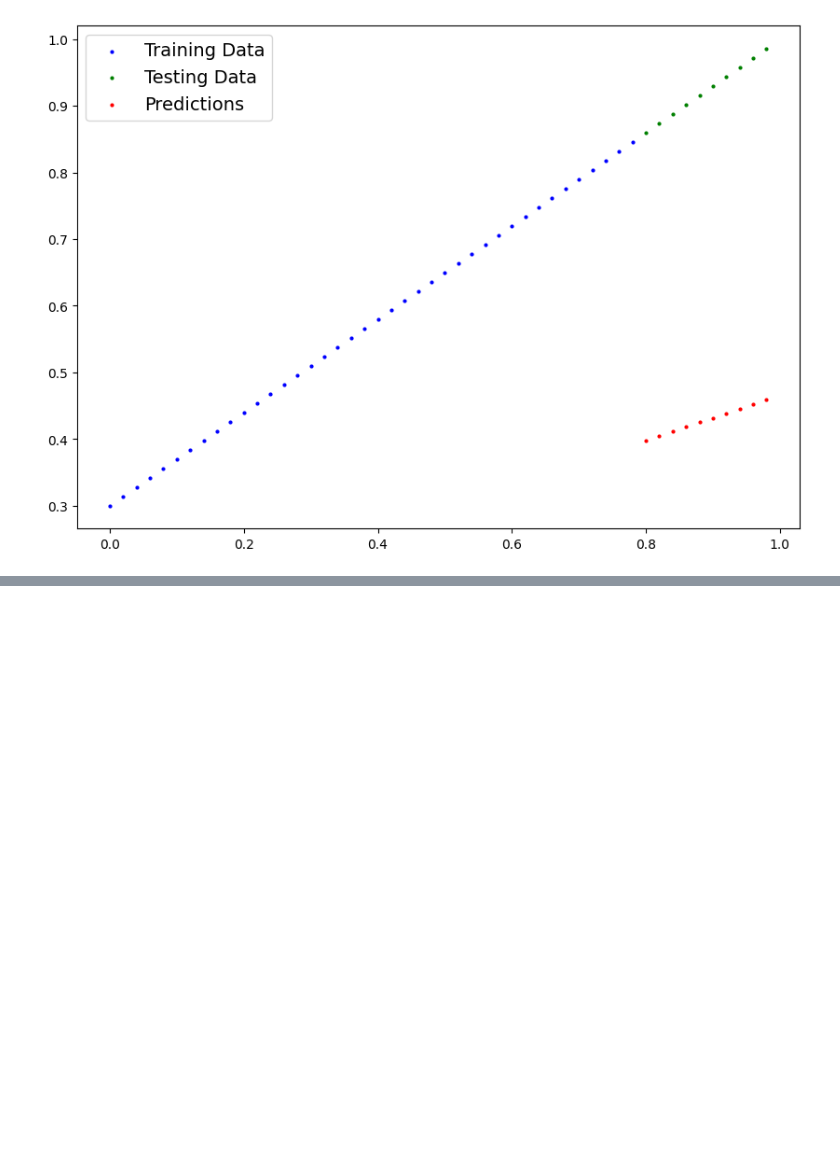
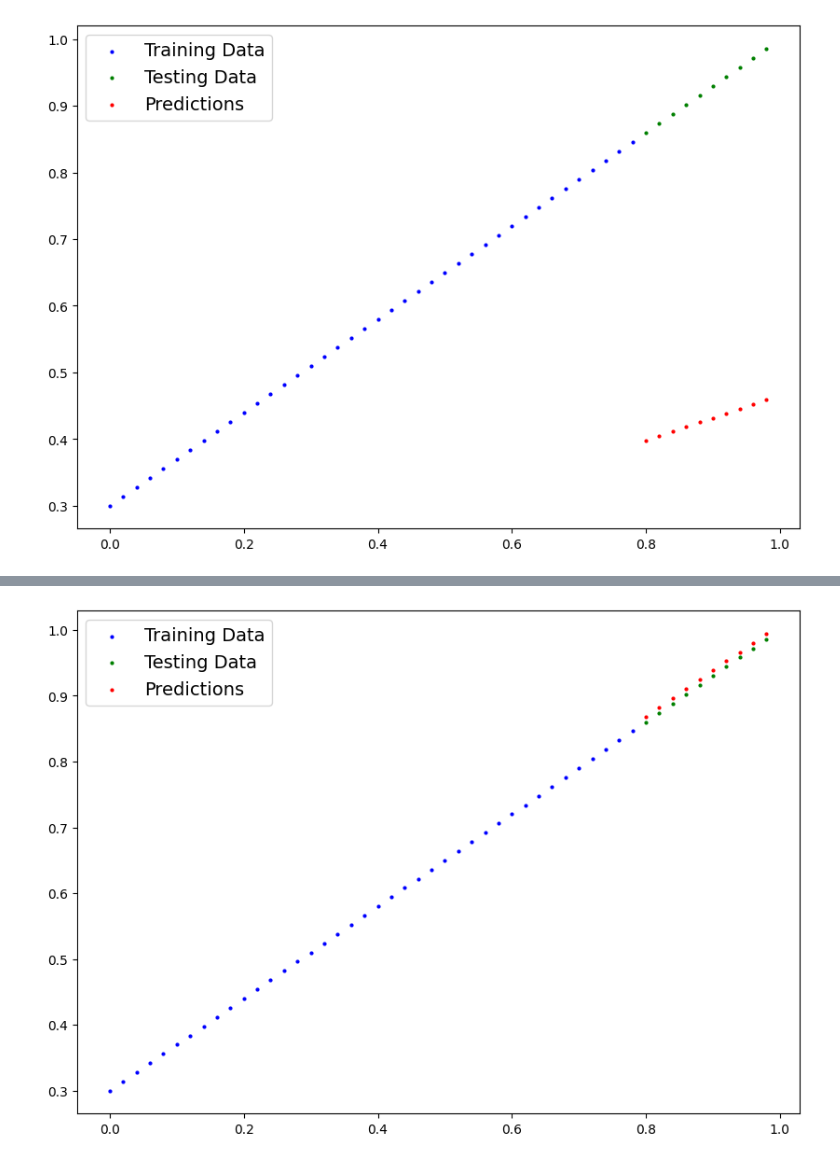
Before and after one commit to Pandagan-85/ztm_pytorch_bootcamp, a Jupyter notebook: 01_PyTorch_Workflow.ipynb, the cells around one changed output, grey strips where cells are left out. Drawn from its saved outputs; the diff is of its cells as text; code cells hidden in the pictures; blank space fills up the shorter version.

```diff
--- a/01_PyTorch_Workflow.ipynb
+++ b/01_PyTorch_Workflow.ipynb
@@ -260,0 +274,8 @@ In PyTorch abbiamo bisogno:
+# %%
+# Setup a loss function
+loss_fn = nn.L1Loss() # MAE loss is same as L1Loss
+
+# Setup an optimizer (SGD -> Stochastic Gradient Descent)
+
+optimizer = torch.optim.SGD(params=model_0.parameters(), # parameters of target model to optimize
+                            lr=0.01) # learning rate (how much the optimizer should change parameters at each step, higher=more (less stable), lower=less (might take a long time))
@@ -260,0 +388,4 @@ In PyTorch abbiamo bisogno:
+# %%
+plot_predictions(predictions=test_pred)
+# %% [output]
+[figure, added]
```
Also changed, not shown: parts of 70 cells of this notebook, 9 other files.
